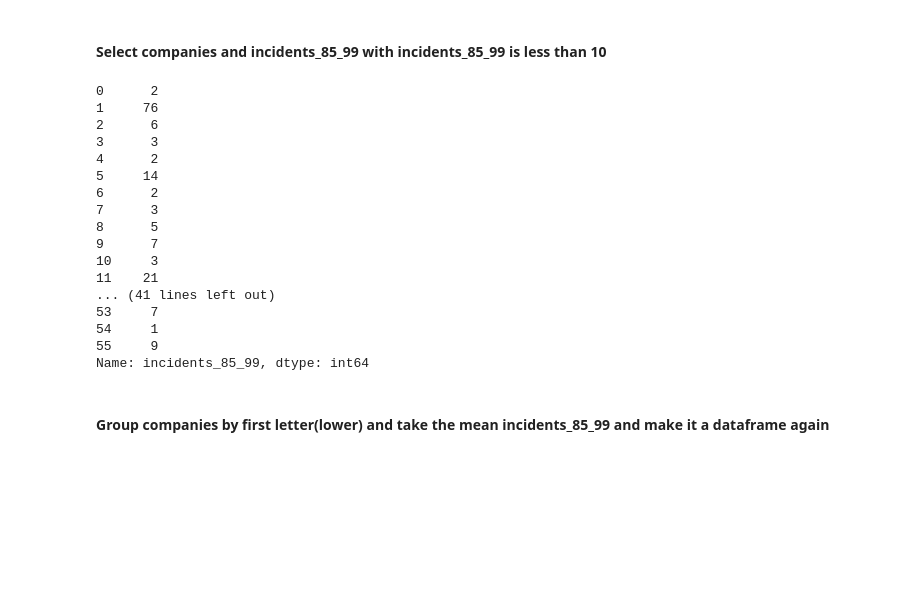
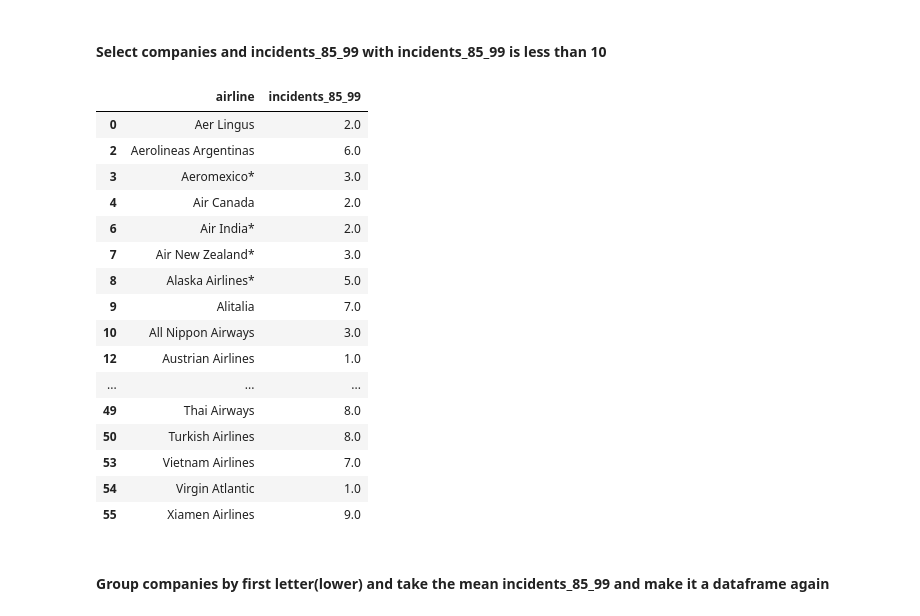
Before and after one commit to ufukcanadanir/develhope_exercises, a Jupyter notebook: learning_numpy_pandas_exercises.ipynb, the cells around one changed output. Saved outputs shown, nothing was run; the diff lists cells and outputs as text; code cells hidden in the pictures; blank space fills up the shorter version.

```diff
--- a/learning_numpy_pandas_exercises.ipynb
+++ b/learning_numpy_pandas_exercises.ipynb
@@ -206,25 +209,28 @@ memory usage: 3.6+ KB
 # %% [markdown]
 #### Select companies and incidents_85_99 with incidents_85_99 is less than 10
 # %%
-df['incidents_85_99']
+df['incidents_85_99'] = df['incidents_85_99'].apply(int)
+companies = df[['airline','incidents_85_99']].where(df['incidents_85_99']<10)
-# %% [output]
-0      2
-1     76
-2      6
-3      3
-4      2
-5     14
-6      2
-7      3
-8      5
-9      7
-10     3
-11    21
-... (41 lines left out)
-53     7
-54     1
-55     9
-Name: incidents_85_99, dtype: int64
+# %%
+companies.dropna()
+# %% [output]
+|  | airline | incidents_85_99 |
+| 0 | Aer Lingus | 2.0 |
+| 2 | Aerolineas Argentinas | 6.0 |
+| 3 | Aeromexico* | 3.0 |
+| 4 | Air Canada | 2.0 |
+| 6 | Air India* | 2.0 |
+| 7 | Air New Zealand* | 3.0 |
+| 8 | Alaska Airlines* | 5.0 |
+| 9 | Alitalia | 7.0 |
+| 10 | All Nippon Airways | 3.0 |
+| 12 | Austrian Airlines | 1.0 |
+| ... | ... | ... |
+| 49 | Thai Airways | 8.0 |
+| 50 | Turkish Airlines | 8.0 |
+| 53 | Vietnam Airlines | 7.0 |
+| 54 | Virgin Atlantic | 1.0 |
+| 55 | Xiamen Airlines | 9.0 |
 # %% [markdown]
 #### Group companies by first letter(lower) and take the mean incidents_85_99 and make it a dataframe again
 # %%
```
Also changed, not shown: parts of 4 cells of this notebook.
